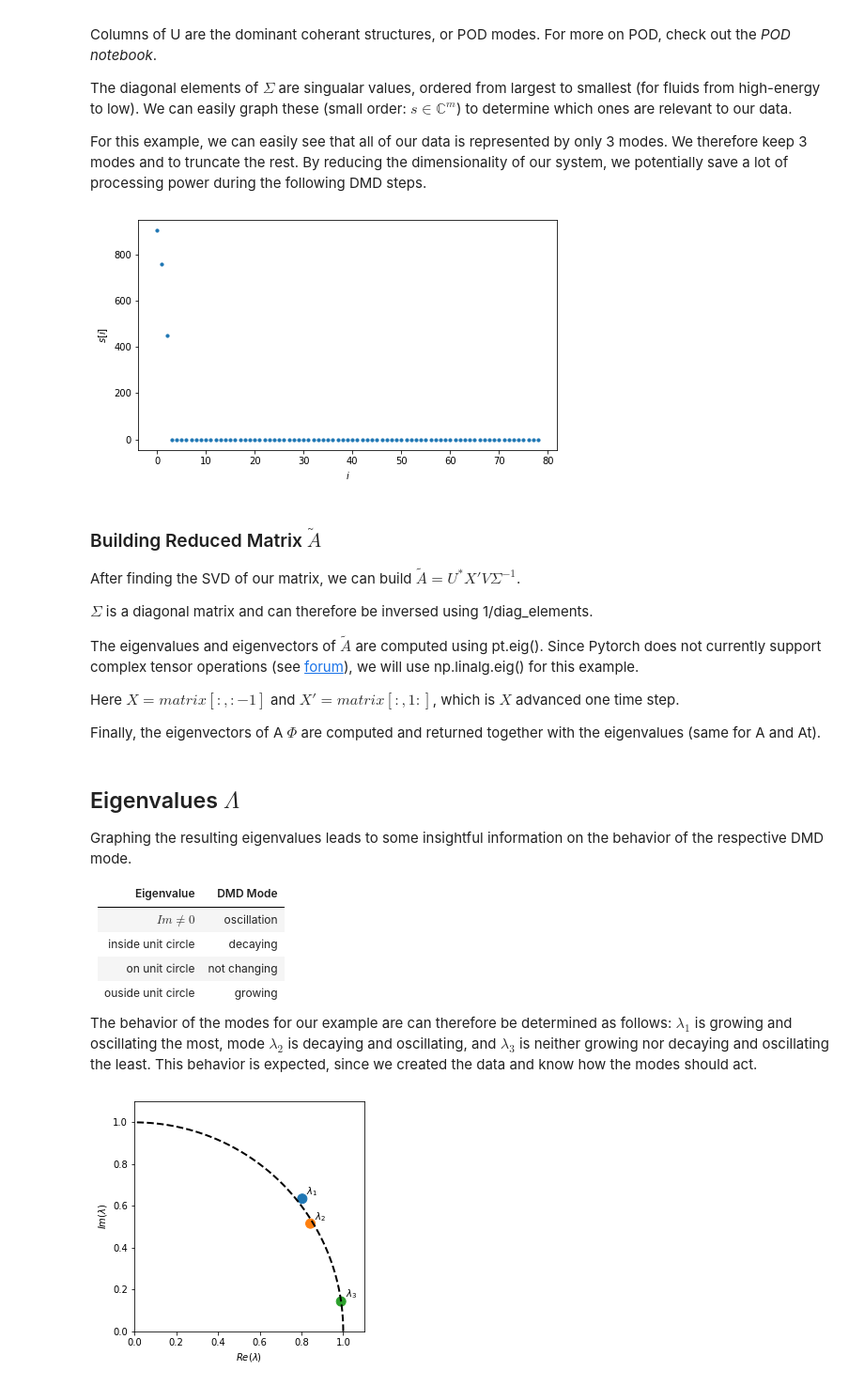
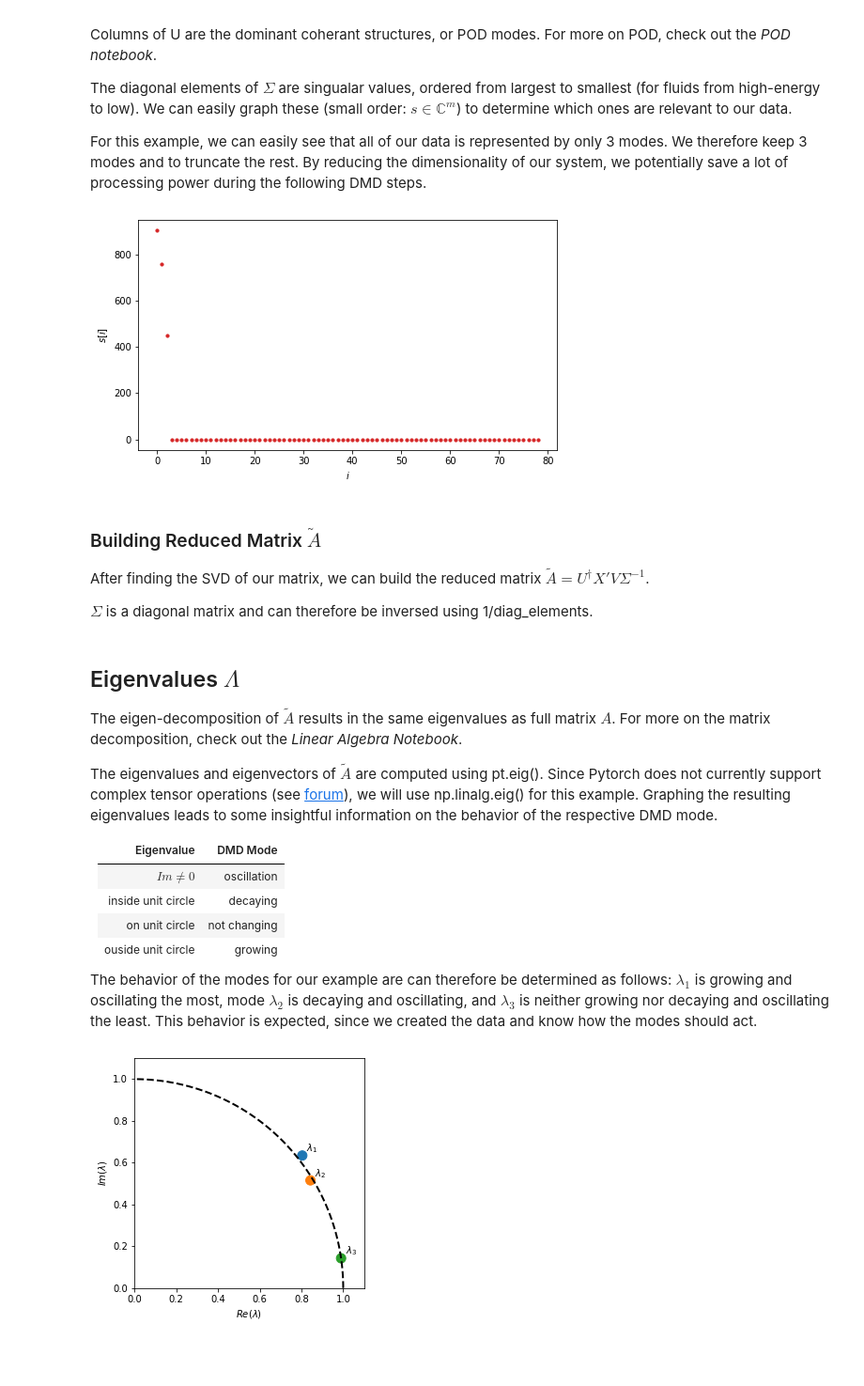
Before and after one commit to FlowModelingControl/flowtorch, a Jupyter notebook: docs/source/notebooks/DMD_introduction.ipynb, the cells around one changed output. Shown at 94% size. Saved outputs shown, nothing was run; the diff lists cells and outputs as text; code cells hidden in the pictures; blank space fills up the shorter version.

```diff
--- a/docs/source/notebooks/DMD_introduction.ipynb
+++ b/docs/source/notebooks/DMD_introduction.ipynb
@@ -177,29 +165,25 @@ The diagonal elements of $\Sigma$ are singualar values, ordered from largest to
 
 For this example, we can easily see that all of our data is represented by only 3 modes. We therefore keep 3 modes and to truncate the rest. By reducing the dimensionality of our system, we potentially save a lot of processing power during the following DMD steps.
 # %%
+'''Plotting singular values'''
 fig, ax = plt.subplots(1, 1, figsize=(8, 4.5))
 ax.set_ylabel('$s[i]$')
 ax.set_xlabel('$i$')
 
-plt.scatter(range(s_temp.shape[0]), s_temp, s=10, c='C0')
+plt.scatter(range(s_temp.shape[0]), s_temp, s=10, c='C3')
 plt.show()
 
+'''Truncating'''
 rank = 3 #truncate after first three modes
 
 U = U_temp[:,:rank]
 s = s_temp[:rank]
 V = V_temp[:,:rank].conj()      #<--- complex conjugate needed, transpose not.
 # %% [output]
-[figure, old version]
+[figure, new version]
 # %% [markdown]
 ### Building Reduced Matrix $\tilde{A}$
 
-After finding the SVD of our matrix, we can build $\tilde{A} = U^*X'V\Sigma^{-1}$.
+After finding the SVD of our matrix, we can build the reduced matrix $\tilde{A} = U^{\dagger}X'V\Sigma^{-1}$.
 
 $\Sigma$ is a diagonal matrix and can therefore be inversed using 1/diag_elements.
-
-The eigenvalues and eigenvectors of $\tilde{A}$ are computed using pt.eig(). Since Pytorch does not currently support complex tensor operations (see [forum](https://discuss.pytorch.org/t/how-to-use-complex-eigenvalues/71983)), we will use np.linalg.eig() for this example.
-
-Here $X=matrix[:,:-1]$ and $X'=matrix[:,1:]$, which is $X$ advanced one time step.
-
-Finally, the eigenvectors of A $\Phi$ are computed and returned together with the eigenvalues (same for A and At).
@@ -224,7 +194,9 @@ vec = pt.from_numpy(vec)
 # %% [markdown]
 ## Eigenvalues $\Lambda$
 
-Graphing the resulting eigenvalues leads to some insightful information on the behavior of the respective DMD mode.
+The eigen-decomposition of $\tilde{A}$ results in the same eigenvalues as full matrix $A$. For more on the matrix decomposition, check out the _Linear Algebra Notebook_.
+
+The eigenvalues and eigenvectors of $\tilde{A}$ are computed using pt.eig(). Since Pytorch does not currently support complex tensor operations (see [forum](https://discuss.pytorch.org/t/how-to-use-complex-eigenvalues/71983)), we will use np.linalg.eig() for this example. Graphing the resulting eigenvalues leads to some insightful information on the behavior of the respective DMD mode.
 
 | Eigenvalue          | DMD Mode     |
 |:--------------------|:-------------|
```
Also changed, not shown: parts of 20 cells of this notebook.
